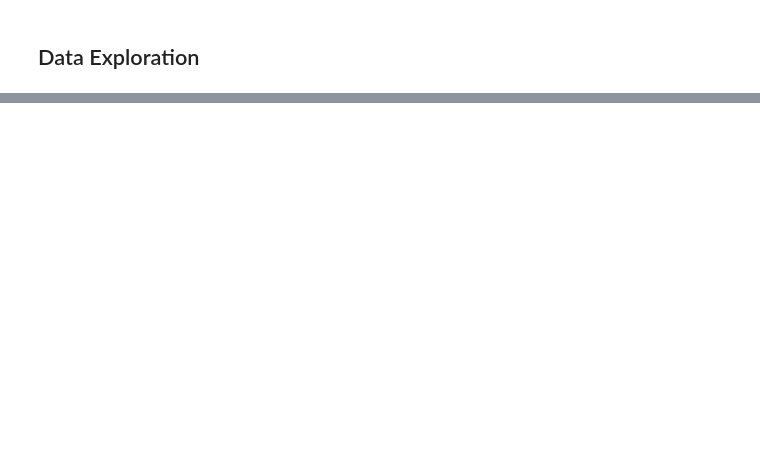
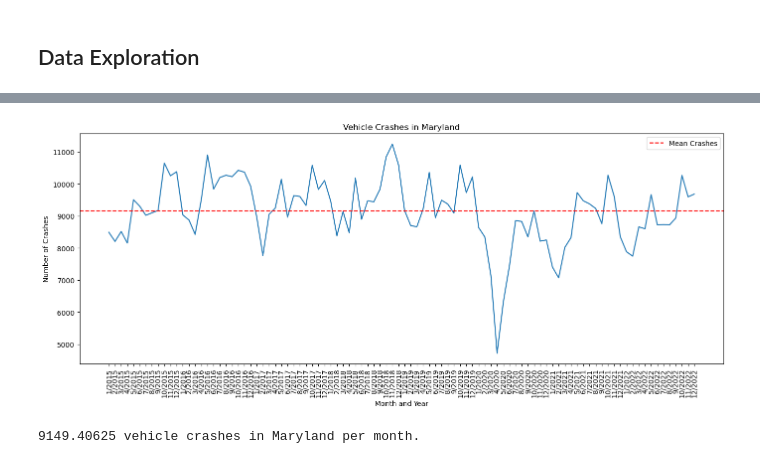
Before and after one commit to kenilegesse/maryland_vehicle_crashes_proj, a Jupyter notebook: EDA_maryland_vehicle_crashes.ipynb, the cells around one changed output, grey strips where cells are left out. Cells and saved outputs as stored; diff of their text form; code cells hidden in the pictures; blank space fills up the shorter version.

```diff
--- a/EDA_maryland_vehicle_crashes.ipynb
+++ b/EDA_maryland_vehicle_crashes.ipynb
@@ -45,0 +85,33 @@ df.describe()
+# %%
+# Accidents by month
+
+df['month'] = df['acc_date_time'].dt.month
+month_counts = df['month'].value_counts().sort_index()
+
+crashes_by_month_year = df.groupby(['year', 'month']).size().reset_index(name='count')
+crashes_by_month_year = crashes_by_month_year.sort_values(['year','month'])
+
+mean_accidents = crashes_by_month_year['count'].mean()
+
+months = crashes_by_month_year['month']
+years = crashes_by_month_year['year']
+
+plt.figure(figsize=(14, 6))
+plt.plot(range(len(crashes_by_month_year)), crashes_by_month_year['count'])
+plt.axhline(mean_accidents, color='red', linestyle='--', label='Mean Crashes')
+plt.xlabel('Month and Year')
+plt.ylabel('Number of Crashes')
+plt.title('Vehicle Crashes in Maryland')
+plt.xticks(range(len(crashes_by_month_year)),
+           [f"{months[i]}/{years[i]}" for i in range(len(crashes_by_month_year))], rotation=90)
+plt.tight_layout()
+plt.legend()
+plt.show()
+# %% [output]
+[figure, added]
+# %%
+# What's the average crash per month in MD?
+
+print (crashes_by_month_year['count'].mean(),'vehicle crashes in Maryland per month.')
+# %% [output]
+9149.40625 vehicle crashes in Maryland per month.
```
Also changed, not shown: parts of 16 cells of this notebook, 2 other files.
